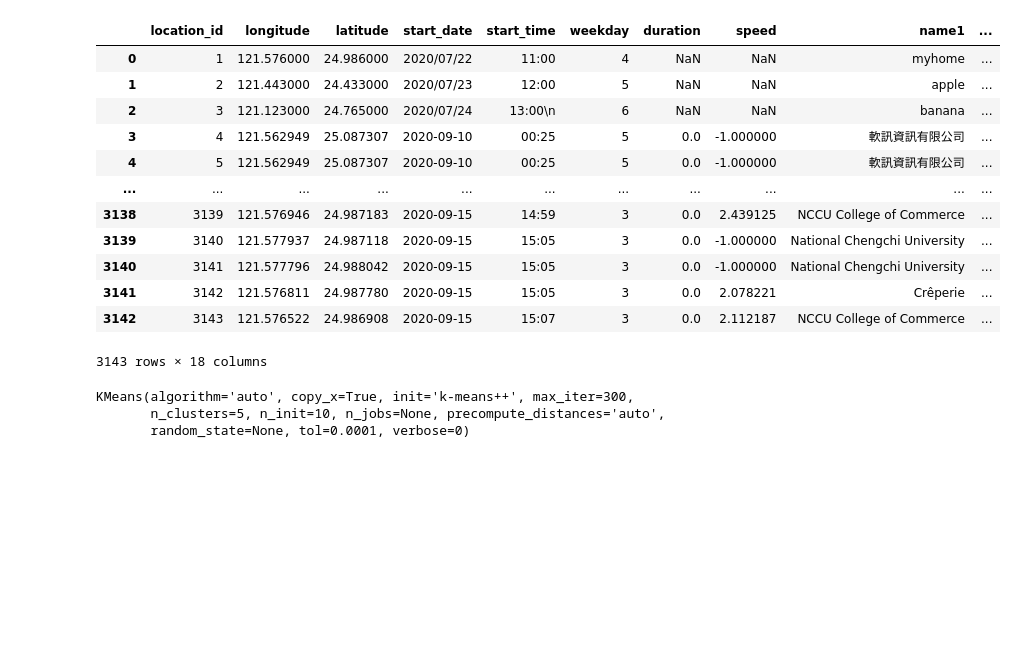
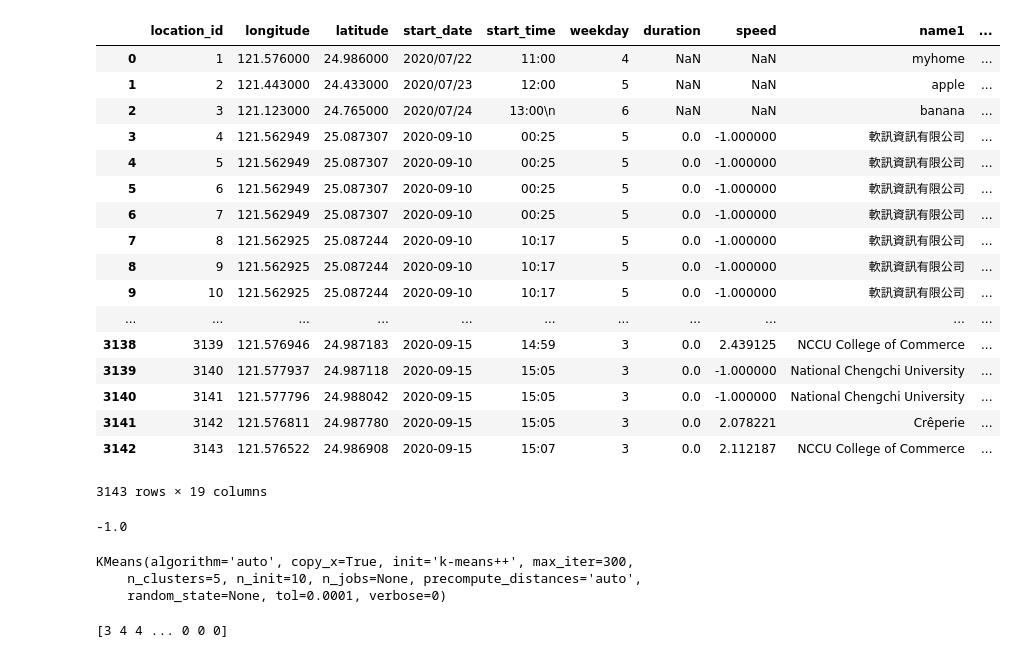
Before and after one commit to yuchieh0130/chchboss, a Jupyter notebook: clustering.ipynb, the cells around one changed output. Drawn from its saved outputs; the diff is of its cells as text; code cells hidden in the pictures; blank space fills up the shorter version.

```diff
--- a/clustering.ipynb
+++ b/clustering.ipynb
@@ -7,20 +8,37 @@ from sklearn.cluster import KMeans
 # %%
 location = pd.read_csv("0915.csv")
-location
-# %% [output]
-|  | location_id | longitude | latitude | start_date | start_time | weekday | duration | speed | name1 | ... |
-| 0 | 1 | 121.576000 | 24.986000 | 2020/07/22 | 11:00 | 4 | NaN | NaN | myhome | ... |
-| 1 | 2 | 121.443000 | 24.433000 | 2020/07/23 | 12:00 | 5 | NaN | NaN | apple | ... |
-| 2 | 3 | 121.123000 | 24.765000 | 2020/07/24 | 13:00\n | 6 | NaN | NaN | banana | ... |
-| 3 | 4 | 121.562949 | 25.087307 | 2020-09-10 | 00:25 | 5 | 0.0 | -1.000000 | 軟訊資訊有限公司 | ... |
-| 4 | 5 | 121.562949 | 25.087307 | 2020-09-10 | 00:25 | 5 | 0.0 | -1.000000 | 軟訊資訊有限公司 | ... |
-| ... | ... | ... | ... | ... | ... | ... | ... | ... | ... | ... |
-| 3138 | 3139 | 121.576946 | 24.987183 | 2020-09-15 | 14:59 | 3 | 0.0 | 2.439125 | NCCU College of Commerce | ... |
-| 3139 | 3140 | 121.577937 | 24.987118 | 2020-09-15 | 15:05 | 3 | 0.0 | -1.000000 | National Chengchi University | ... |
-| 3140 | 3141 | 121.577796 | 24.988042 | 2020-09-15 | 15:05 | 3 | 0.0 | -1.000000 | National Chengchi University | ... |
-| 3141 | 3142 | 121.576811 | 24.987780 | 2020-09-15 | 15:05 | 3 | 0.0 | 2.078221 | Crêperie | ... |
-| 3142 | 3143 | 121.576522 | 24.986908 | 2020-09-15 | 15:07 | 3 | 0.0 | 2.112187 | NCCU College of Commerce | ... |
-3143 rows × 18 columns
+# %%
+def string_to_mins(ts):
+    a = int(ts.split(':')[0])
+    b = int(ts.split(':')[1])
+    c = a*60 + b
+    return c
+location['cos'] = pd.to_datetime(location['start_time'], format='%H:%M', errors='ignore').apply(string_to_mins)
+location['cos'] = np.cos((location['cos']/1440)*2*np.pi-0.5*np.pi)
+location
+# %% [output]
+|  | location_id | longitude | latitude | start_date | start_time | weekday | duration | speed | name1 | ... |
+| 0 | 1 | 121.576000 | 24.986000 | 2020/07/22 | 11:00 | 4 | NaN | NaN | myhome | ... |
+| 1 | 2 | 121.443000 | 24.433000 | 2020/07/23 | 12:00 | 5 | NaN | NaN | apple | ... |
+| 2 | 3 | 121.123000 | 24.765000 | 2020/07/24 | 13:00\n | 6 | NaN | NaN | banana | ... |
+| 3 | 4 | 121.562949 | 25.087307 | 2020-09-10 | 00:25 | 5 | 0.0 | -1.000000 | 軟訊資訊有限公司 | ... |
+| 4 | 5 | 121.562949 | 25.087307 | 2020-09-10 | 00:25 | 5 | 0.0 | -1.000000 | 軟訊資訊有限公司 | ... |
+| 5 | 6 | 121.562949 | 25.087307 | 2020-09-10 | 00:25 | 5 | 0.0 | -1.000000 | 軟訊資訊有限公司 | ... |
+| 6 | 7 | 121.562949 | 25.087307 | 2020-09-10 | 00:25 | 5 | 0.0 | -1.000000 | 軟訊資訊有限公司 | ... |
+| 7 | 8 | 121.562925 | 25.087244 | 2020-09-10 | 10:17 | 5 | 0.0 | -1.000000 | 軟訊資訊有限公司 | ... |
+| 8 | 9 | 121.562925 | 25.087244 | 2020-09-10 | 10:17 | 5 | 0.0 | -1.000000 | 軟訊資訊有限公司 | ... |
+| 9 | 10 | 121.562925 | 25.087244 | 2020-09-10 | 10:17 | 5 | 0.0 | -1.000000 | 軟訊資訊有限公司 | ... |
+| ... | ... | ... | ... | ... | ... | ... | ... | ... | ... | ... |
+| 3138 | 3139 | 121.576946 | 24.987183 | 2020-09-15 | 14:59 | 3 | 0.0 | 2.439125 | NCCU College of Commerce | ... |
+| 3139 | 3140 | 121.577937 | 24.987118 | 2020-09-15 | 15:05 | 3 | 0.0 | -1.000000 | National Chengchi University | ... |
+| 3140 | 3141 | 121.577796 | 24.988042 | 2020-09-15 | 15:05 | 3 | 0.0 | -1.000000 | National Chengchi University | ... |
+| 3141 | 3142 | 121.576811 | 24.987780 | 2020-09-15 | 15:05 | 3 | 0.0 | 2.078221 | Crêperie | ... |
+| 3142 | 3143 | 121.576522 | 24.986908 | 2020-09-15 | 15:07 | 3 | 0.0 | 2.112187 | NCCU College of Commerce | ... |
+3143 rows × 19 columns
+# %%
+print(np.cos((1080/1440)*2*np.pi-0.5*np.pi))
+# %% [output]
+-1.0
 # %%
 df = pd.DataFrame({
     'x': location['longitude'],
@@ -35,3 +54,8 @@ KMeans(algorithm='auto', copy_x=True, init='k-means++', max_iter=300,
+# %%
+cluster_labels = kmeans.fit(df).labels_
+print(cluster_labels)
+# %% [output]
+[3 4 4 ... 0 0 0]
 # %%
 labels = kmeans.predict(df)
 centroids = kmeans.cluster_centers_
```
Also changed, not shown: parts of 3 cells of this notebook.
